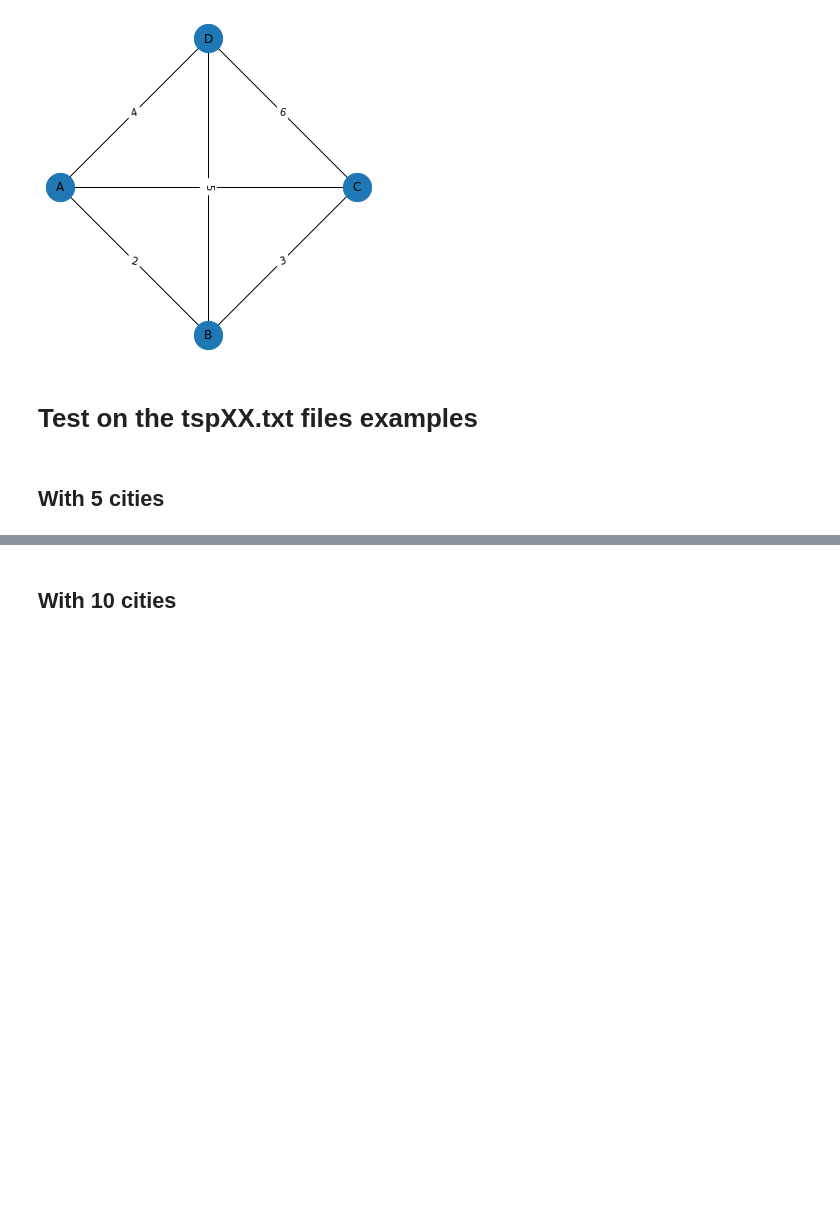
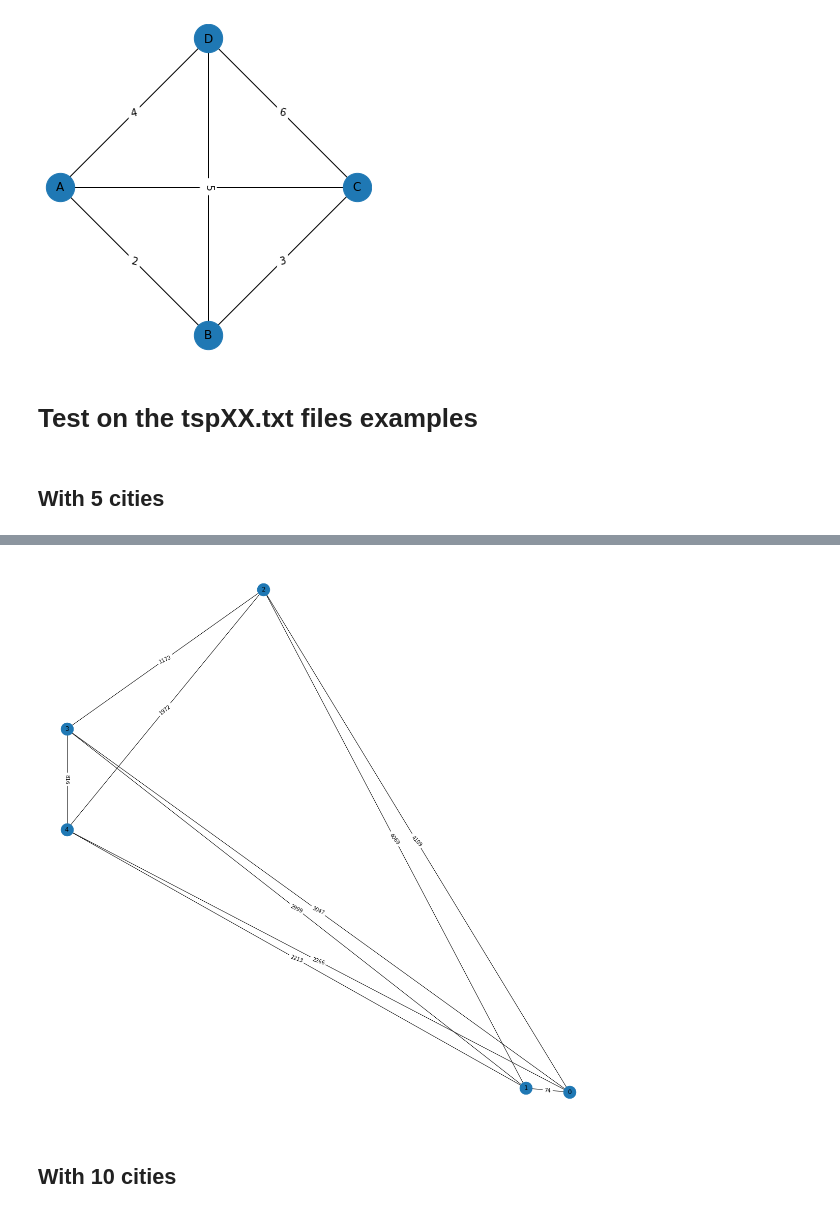
Before and after one commit to LudovicSterlin/held-karp, a Jupyter notebook: held-karp.ipynb, the cells around one changed output, grey strips where cells are left out. Cells and saved outputs as stored; diff of their text form; code cells hidden in the pictures; blank space fills up the shorter version.

Commit message:
Add plot of the cities

```diff
--- a/held-karp.ipynb
+++ b/held-karp.ipynb
@@ -23,6 +23,37 @@ def plot_graph(g):
 
     nx.draw_networkx_edge_labels(g, pos, edge_labels=labels, ax=ax)
     nx.draw_networkx(g, ax=ax, node_size=800, arrowsize=20, pos=pos)
+# %%
+def norm(x, min, max):
+    return (x-min)/(min-max)
+
+def pos_from_points(points):
+    pos = dict()
+    xmin = min([point.x for point in points])
+    xmax = max([point.x for point in points])
+    ymin = min([point.y for point in points])
+    ymax = max([point.y for point in points])
+    # print(f"{xmin=},{xmax=},{ymin=},{ymax=}")
+
+    for index, point in enumerate(points):
+        pos[index] = [norm(point.x, xmin, xmax), norm(point.y, ymin, ymax)]
+
+    return pos
+
+def trunc_dict(D):
+        for k, v in D.items():
+            D[k] = v.__trunc__()
+        return D
+
+def plot_cities(g, points):
+    fig, ax = plt.subplots(figsize=(30, 20))
+    ax.set_axis_off()
+    ax.set_aspect(1)
+    pos = pos_from_points(points)
+    labels = trunc_dict(nx.get_edge_attributes(g, 'weight'))
+
+    nx.draw_networkx_edge_labels(g, pos, edge_labels=labels, ax=ax)
+    nx.draw_networkx(g, ax=ax, node_size=600, arrowsize=20, pos=pos)
 # %%
 class l_key:
 
@@ -150,7 +174,7 @@ Compute TSP with Held-Karp...
 ## With 5 cities
 # %%
 %%time
-graph5 = file_to_graph("./data/tsp5.txt")
+(graph5, points5) = file_to_graph("./data/tsp5.txt")
 held_karp(graph5)
 # %% [output]
 Extracting graph from ./data/tsp5.txt ...
@@ -166,4 +192,9 @@ Wall time: 3.08 ms
 (8387.077130278542, 1)
+# %%
+# plot cities
+plot_cities(graph5, points5)
+# %% [output]
+[figure, added]
 # %% [markdown]
 ## With 10 cities
 # %%
```
Also changed, not shown: parts of 14 cells of this notebook, 1 other file.
